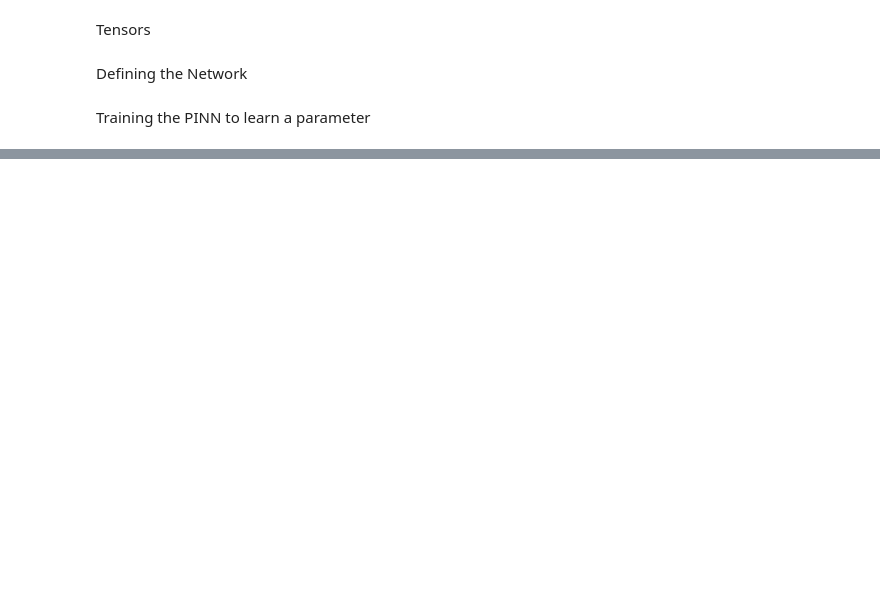
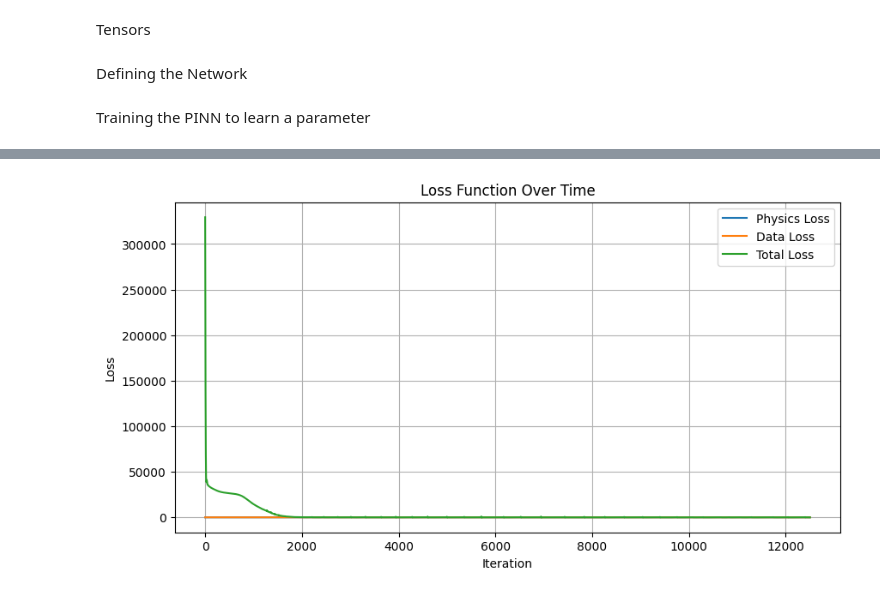
Before and after one commit to joaquintb/tfg_joaquin_torres, a Jupyter notebook: pin_lv.ipynb, the cells around one changed output, grey strips where cells are left out. Saved outputs shown, nothing was run; the diff lists cells and outputs as text; code cells hidden in the pictures; blank space fills up the shorter version.

```diff
--- a/pin_lv.ipynb
+++ b/pin_lv.ipynb
@@ -67,13 +67,12 @@ Generating Noisy Observational Data
 # %%
-# Randomly sample 30 values from the array of discretized times t
-random_indices = np.random.choice(len(t), size=30, replace=False)
+random_indices = np.random.choice(len(t), size=50, replace=False)
 
 x_obs = [x[0][ind] for ind in random_indices]
 y_obs = [x[1][ind] for ind in random_indices]
 
 # Generate Gaussian noise for x_obs and y_obs
-noise_x = 0.02 * np.random.randn(len(x_obs))
-noise_y = 0.02 * np.random.randn(len(y_obs))
+noise_x = 0.04 * np.random.randn(len(x_obs))
+noise_y = 0.04 * np.random.randn(len(y_obs))
 
 # Add the noise to the observed values
 x_obs_noise = [x_obs[ind] + noise_x[ind] for ind in range(len(x_obs))]
@@ -214,3 +244,17 @@ for i in tqdm.tqdm(range(15001)):
+# %%
+# Plot loss values over time
+plt.figure(figsize=(10, 5))
+plt.plot(range(12501), physics_loss_values, label='Physics Loss')
+plt.plot(range(12501), data_loss_values, label='Data Loss')
+plt.plot(range(12501), total_loss_values, label='Total Loss')
+plt.xlabel('Iteration')
+plt.ylabel('Loss')
+plt.title('Loss Function Over Time')
+plt.legend()
+plt.grid(True)
+plt.show()
+# %% [output]
+[figure, added]
 # %%
 plt.figure()
 plt.title("Parameter a")
```
Also changed, not shown: parts of 13 cells of this notebook.
